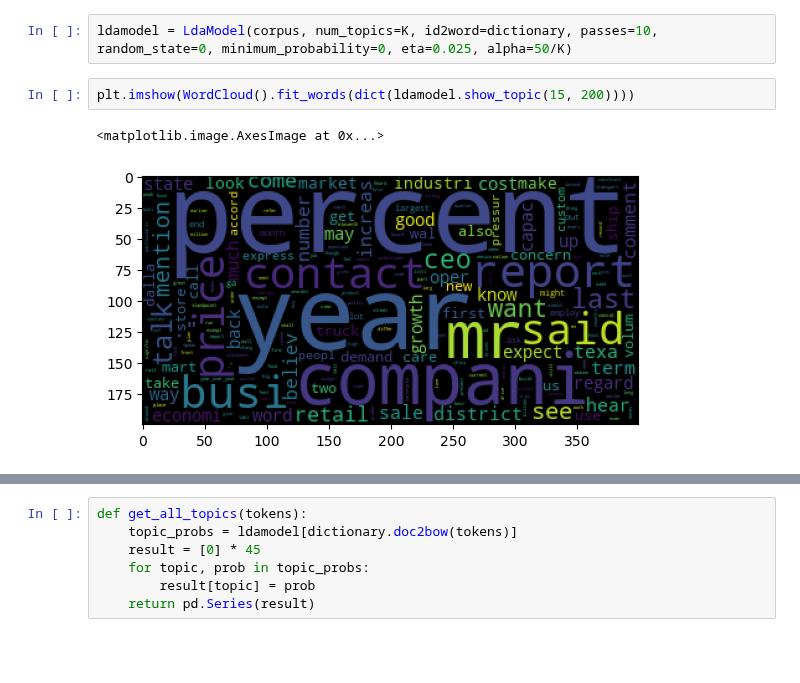
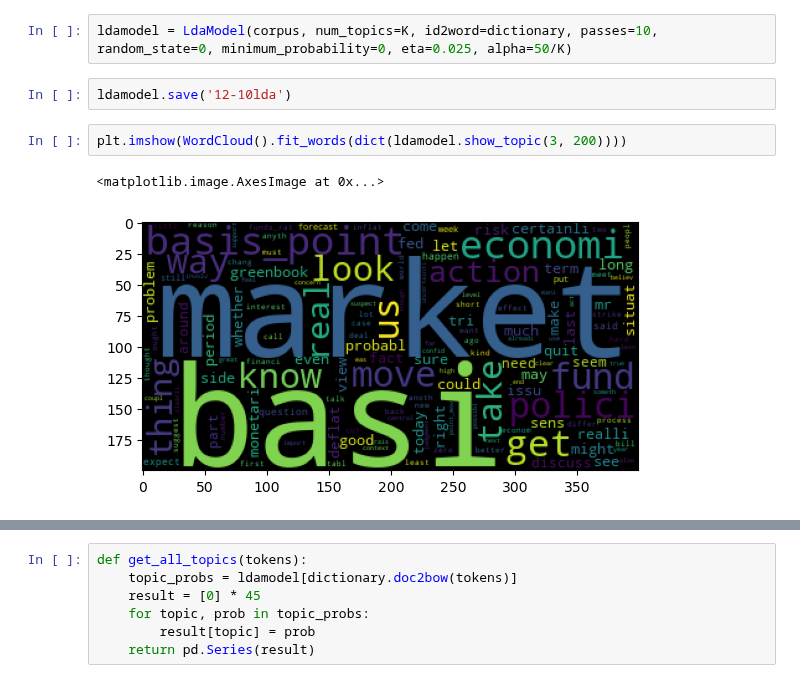
Before and after one commit to bendurham441/fed-nlp, a Jupyter notebook: topic_modelling.ipynb, the cells around one changed output, grey strips where cells are left out. Cells and saved outputs as stored; diff of their text form; blank space fills up the shorter version.

Commit message:
Finalized topic modelling for term paper, saved lda model and tfidf dictionary to disk

```diff
--- a/topic_modelling.ipynb
+++ b/topic_modelling.ipynb
@@ -48,10 +48,12 @@ corpus = [dictionary.doc2bow(text) for text in texts]
 K = 45
 # %%
 ldamodel = LdaModel(corpus, num_topics=K, id2word=dictionary, passes=10, random_state=0, minimum_probability=0, eta=0.025, alpha=50/K)
+# %%
+ldamodel.save('12-10lda')
 # %%
-plt.imshow(WordCloud().fit_words(dict(ldamodel.show_topic(15, 200))))
+plt.imshow(WordCloud().fit_words(dict(ldamodel.show_topic(3, 200))))
 # %% [output]
 <matplotlib.image.AxesImage at 0x...>
-[figure, old version]
+[figure, new version]
 # %%
 ldamodel.print_topics(num_topics=45, num_words=10)
```
Also changed, not shown: parts of 1 cell of this notebook, 5 other files.
